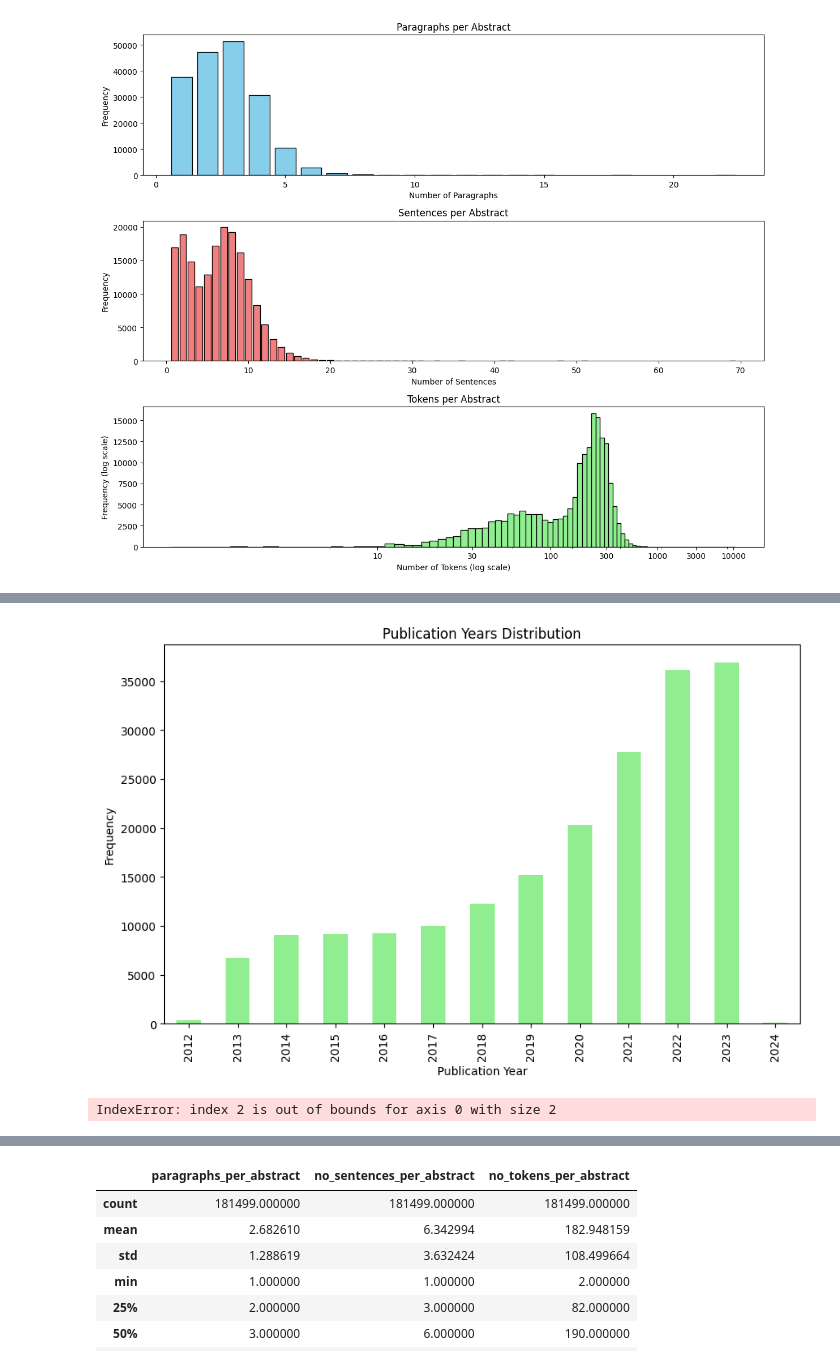
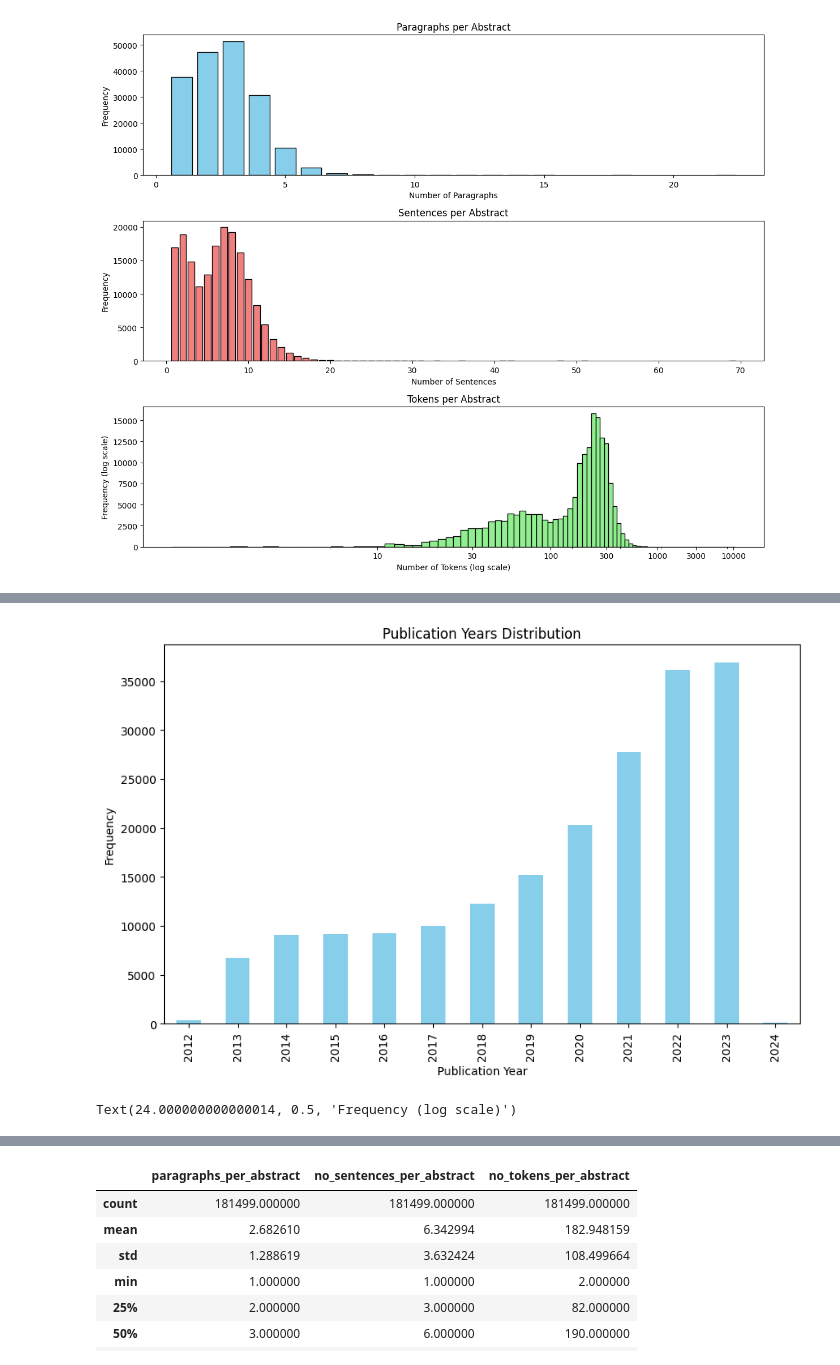
Before and after one commit to KennyLoRI/pubMedNLP, a Jupyter notebook: kedronlp/notebooks/Abstract_and_paragraph analysis.ipynb, the cells around one changed output, grey strips where cells are left out. Cells and saved outputs as stored; diff of their text form; code cells hidden in the pictures.

Commit message:
did analysis and figures for report

```diff
--- a/kedronlp/notebooks/Abstract_and_paragraph analysis.ipynb
+++ b/kedronlp/notebooks/Abstract_and_paragraph analysis.ipynb
@@ -115,24 +184,22 @@ plt.show()
 # %%
 import pandas as pd
 import matplotlib.pyplot as plt
-
-# Assuming 'df' is your DataFrame with the 'publication_year' column
-# Replace 'your_file.csv' with the actual file path if you haven't loaded the DataFrame yet
+df_year_counts = pd.read_csv('../data/08_reporting/df_year_younts.csv')
 
 # Create a bar plot of the publication years
 plt.figure(figsize=(10, 6))
 df_year_counts['publication_year'].value_counts().sort_index().plot(kind='bar', color='skyblue')
 plt.title('Publication Years Distribution')
 plt.xlabel('Publication Year')
 plt.ylabel('Frequency')
 plt.show()
 
 # Histogram for 'no_tokens_per_abstract'
 axes[2].hist(np.log1p(enriched_cleaned_df['no_tokens_per_abstract']), bins=90, color='lightgreen', edgecolor='black')
 axes[2].set_title('Tokens per Abstract')
 axes[2].set_xscale('log')
 axes[2].set_xlabel('Number of Tokens (log scale)')
 axes[2].set_ylabel('Frequency (log scale)')
 # %% [output]
-[figure, old version]
+[figure, new version]
-IndexError: index 2 is out of bounds for axis 0 with size 2
+Text(24.000000000000014, 0.5, 'Frequency (log scale)')
```
Also changed, not shown: parts of 11 cells of this notebook, 3 other files.
